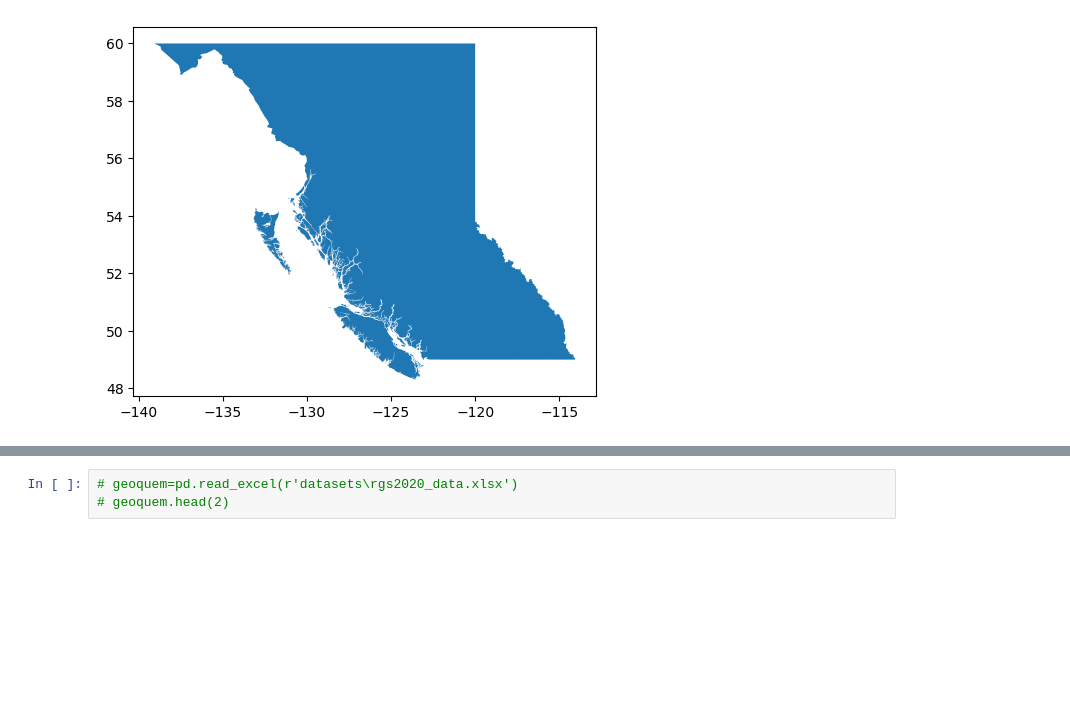
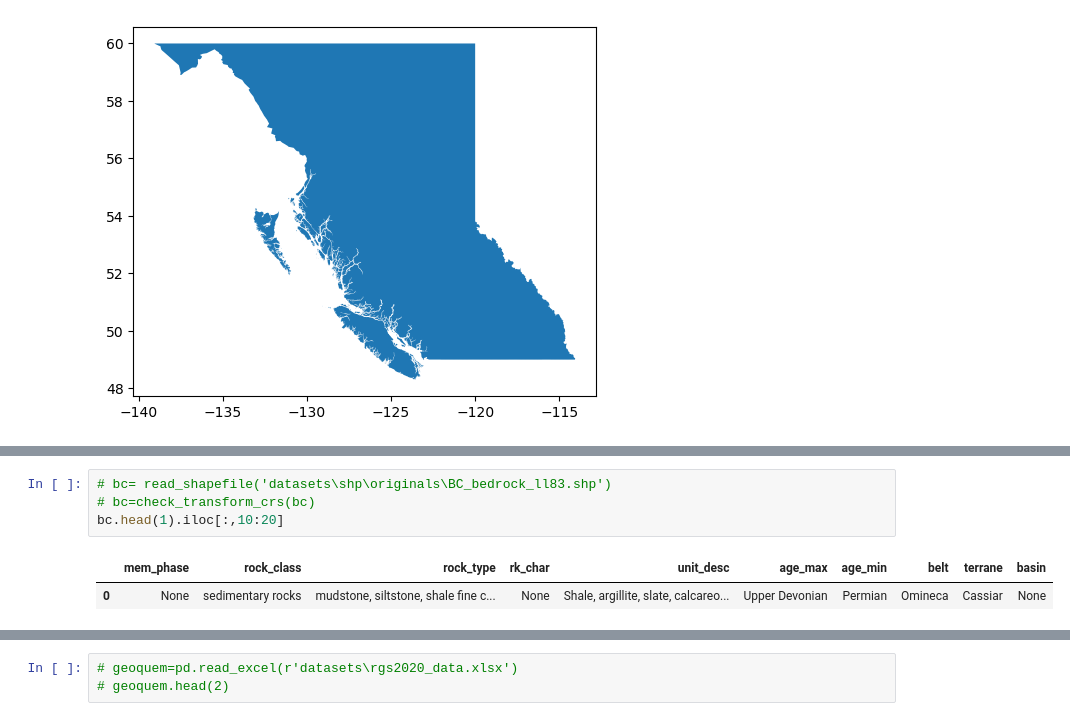
Before and after one commit to cvillarragamo/Tech_Treasures_Challenge, a Jupyter notebook: 1_Data_Collection_Cleaning.ipynb, the cells around one changed output, grey strips where cells are left out. Cells and saved outputs as stored; diff of their text form; blank space fills up the shorter version.

```diff
--- a/1_Data_Collection_Cleaning.ipynb
+++ b/1_Data_Collection_Cleaning.ipynb
@@ -68,0 +67,7 @@ Esperare a ver que dicen el paper sobre cual es la forma de explorar CM en sedim
+# %%
+# bc= read_shapefile('datasets\shp\originals\BC_bedrock_ll83.shp')
+# bc=check_transform_crs(bc)
+bc.head(1).iloc[:,10:20]
+# %% [output]
+|  | mem_phase | rock_class | rock_type | rk_char | unit_desc | age_max | age_min | belt | terrane | basin |
+| 0 | None | sedimentary rocks | mudstone, siltstone, shale fine c... | None | Shale, argillite, slate, calcareo... | Upper Devonian | Permian | Omineca | Cassiar | None |
```
Also changed, not shown: parts of 40 cells of this notebook.
